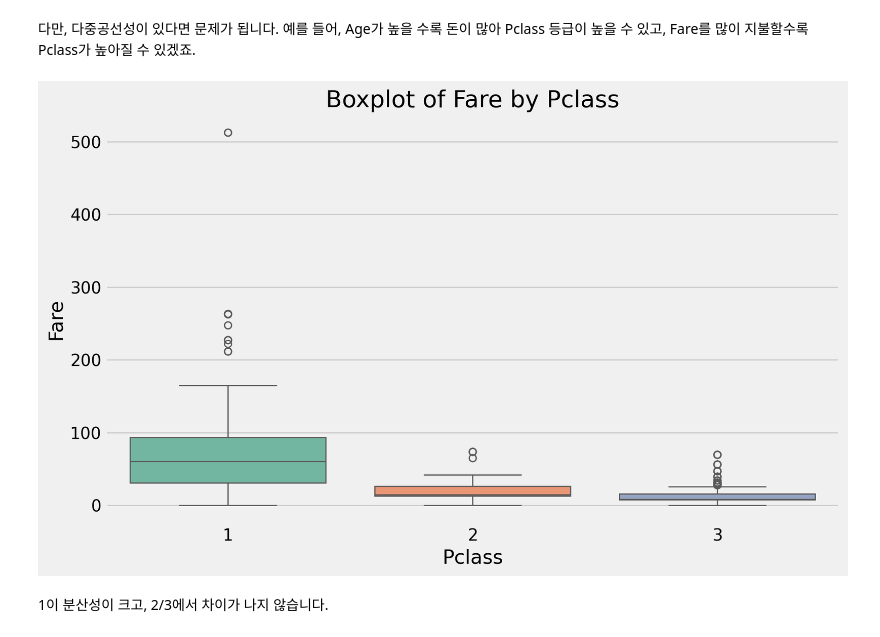
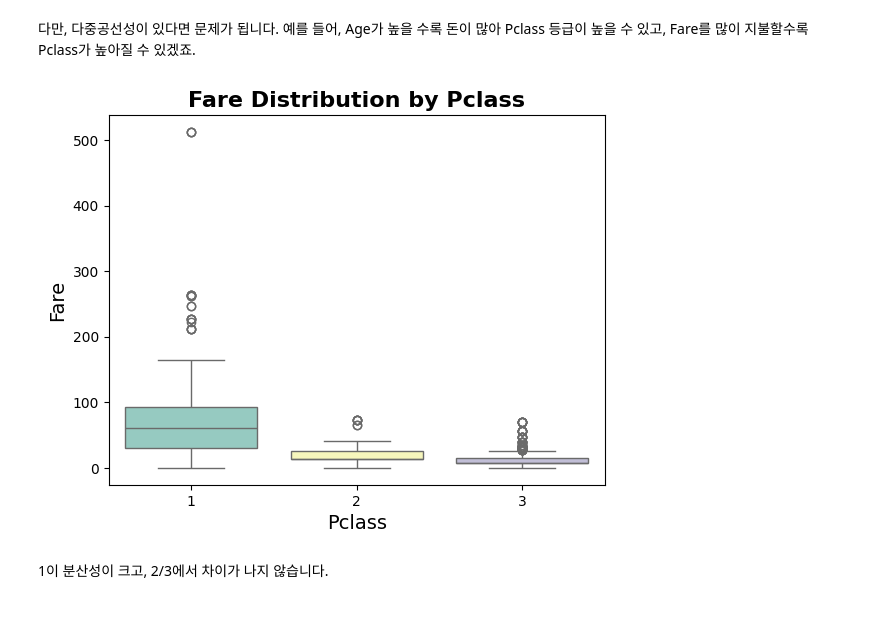
Before and after one commit to screamingpeanut01/DartBase, a Jupyter notebook: TITANIC2025-2/[2025_2]_DArt_B_titanic_escape.ipynb, the cells around one changed output. Cells and saved outputs as stored; diff of their text form; code cells hidden in the pictures.

```diff
--- a/TITANIC2025-2/[2025_2]_DArt_B_titanic_escape.ipynb
+++ b/TITANIC2025-2/[2025_2]_DArt_B_titanic_escape.ipynb
@@ -19,19 +13,0 @@ Drive already mounted at /content/data; to attempt to forcibly remount, call dri
-# %%
-# 코렙 한글깨짐 방지
-!sudo apt-get install -y fonts-nanum
-!sudo fc-cache -fv
-!rm ~/.cache/matplotlib -rf
-
-# 데이터 시각화에 사용할 라이브러리
-import matplotlib.pyplot as plt
-import matplotlib as mpl
-import seaborn as sns
-
-# 브라우저에서 바로 그려지도록
-%matplotlib inline
-
-# 그래프에 retina display 적용
-%config InlineBackend.figure_format = 'retina'
-
-# 유니코드에서  음수 부호설정
-mpl.rc('axes', unicode_minus=False)
@@ -77,8 +17,5 @@ import pandas as pd
 import matplotlib.pyplot as plt
 import seaborn as sns
 
-plt.style.use('fivethirtyeight')
-plt.ion()
-
 import warnings
 warnings.filterwarnings('ignore')
@@ -89,3 +22,7 @@ submission = pd.read_csv(args.submission_csv)
+# %%
+ori_train = pd.read_csv("https://raw.githubusercontent.com/screamingpeanut01/DartBase/refs/heads/main/TITANIC2025-2/train.csv")
+ori_test = pd.read_csv("https://raw.githubusercontent.com/screamingpeanut01/DartBase/refs/heads/main/TITANIC2025-2/test.csv")
+submission = pd.read_csv("https://raw.githubusercontent.com/screamingpeanut01/DartBase/refs/heads/main/TITANIC2025-2/submission.csv")
 # %% [markdown]
 ## 데이터 파악
 # %% [markdown]
@@ -415,9 +279,6 @@ plt.show()
 # %% [markdown]
 SibSp, Parch, Fare을 포함한 값들에 대해서도 EDA를 진행하고, 가설 검정의 가치가 있는지를 파악하면 좋습니다.
 통계적 검증 방법론을 사용하여 숫자로만 보는 것이 항상 옳지는 않습니다.
-# %%
-ori_train = pd.read_csv(args.train_csv)
-ori_test = pd.read_csv(args.test_csv)
 # %% [markdown]
 # 통계적 검증에 대하여
 # %% [markdown]
@@ -570,13 +453,19 @@ vif_test = input_train.copy()
 # %%
 # 👇 여기에 코드를 작성하세요.
 # 1. 'Pclass'와 'Fare' 간의 관계를 시각화합니다.
 #    - 박스플롯(Boxplot)을 사용하여 Pclass별 운임 분포를 비교하세요.
 # 2. x축에는 'Pclass'(좌석 등급), y축에는 'Fare'(운임)를 설정합니다.
 # 3. Pclass에 따라 Fare가 어떻게 분포 차이를 보이는지 관찰하세요.
 #    (예: Pclass가 높을수록 평균 운임이 낮아지는 경향 확인 가능)
 # 4. 그래프의 제목, 축 라벨을 추가해 가독성을 높이세요.
+
+sns.boxplot(x='Pclass', y='Fare', data=input_train, palette='Set3')
+plt.title('Fare Distribution by Pclass', fontsize=16, fontweight='bold')
+plt.xlabel('Pclass', fontsize=14)
+plt.ylabel('Fare', fontsize=14)
+plt.show()
 # %% [output]
-[figure, old version]
+[figure, new version]
 # %% [markdown]
 1이 분산성이 크고, 2/3에서 차이가 나지 않습니다.
 # %% [markdown]
```
Also changed, not shown: parts of 24 cells of this notebook.
